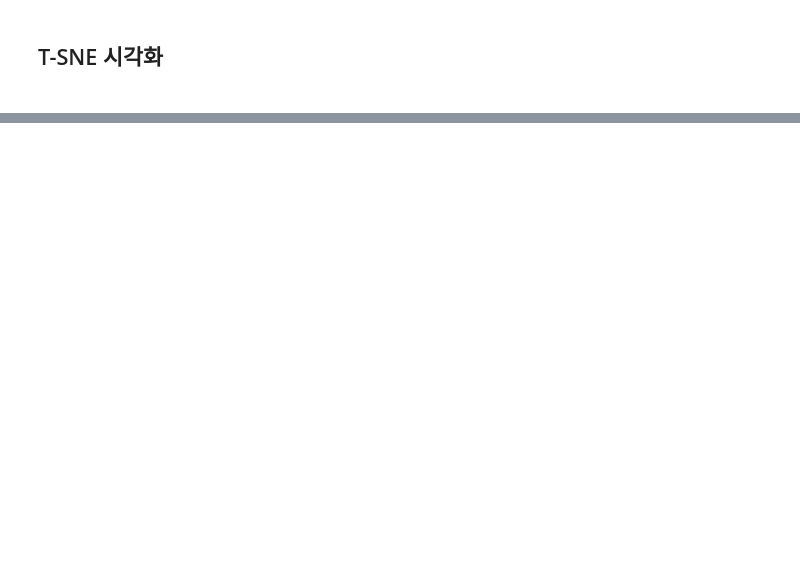
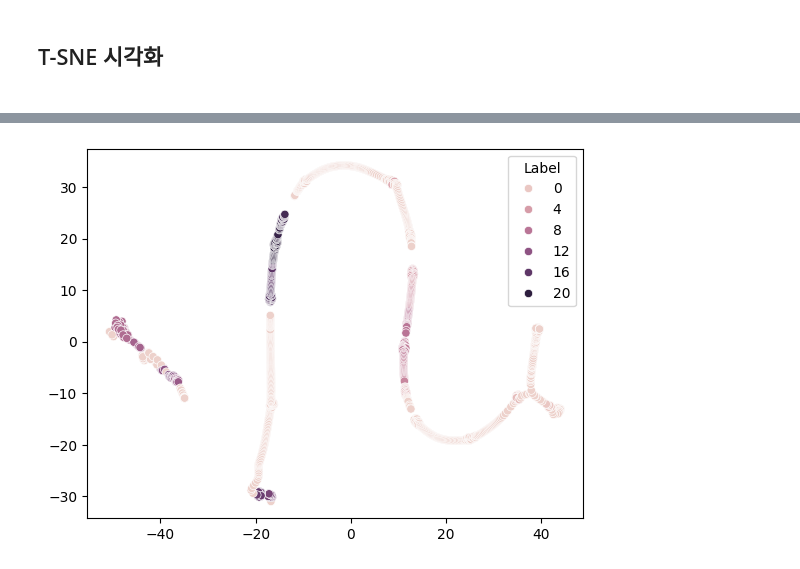
Before and after one commit to tukcomCD2024/YooDoRi, a Jupyter notebook: ai/LocationAnalyzer.ipynb, the cells around one changed output, grey strips where cells are left out. Saved outputs shown, nothing was run; the diff lists cells and outputs as text; code cells hidden in the pictures; blank space fills up the shorter version.

```diff
--- a/ai/LocationAnalyzer.ipynb
+++ b/ai/LocationAnalyzer.ipynb
@@ -334,0 +312,4 @@ data_df
+# %%
+file_name = r'C:\Users\sk002\OneDrive\바탕 화면\학교\Yoodori\Geolife Trajectories 1.3\Data\003\Trajectory\20090120002837.txt'
+df2 = fileReader(file_name)
+data_df_2 = gmeansFunc(df2)
@@ -431 +524,8 @@ See the caveats in the documentation: https://pandas.pydata.org/pandas-docs/stab
 1171 rows × 4 columns
+# %%
+df2['labels'] = -1
+for cluster_idx, (cluster, center) in enumerate(zip(data_df_2.clusters, data_df_2.centers)):
+    for point_idx in cluster:
+        df2['labels'].iloc[point_idx] = cluster_idx
+
+df2
@@ -483,0 +824,11 @@ plt.show()
+# %%
+# 데이터 X와 레이블 y를 사용한다고 가정
+tsne = TSNE(n_components=2, random_state=42)
+X_tsne = tsne.fit_transform(df2[['latitude', 'longitude']])
+
+sns.set_palette("deep")
+sns.scatterplot(x = X_tsne[:, 0], y = X_tsne[:, 1], hue=df2['labels'])
+plt.legend(title='Label')
+plt.show()
+# %% [output]
+[figure, added]
```
Also changed, not shown: parts of 29 cells of this notebook, 1 other file.
